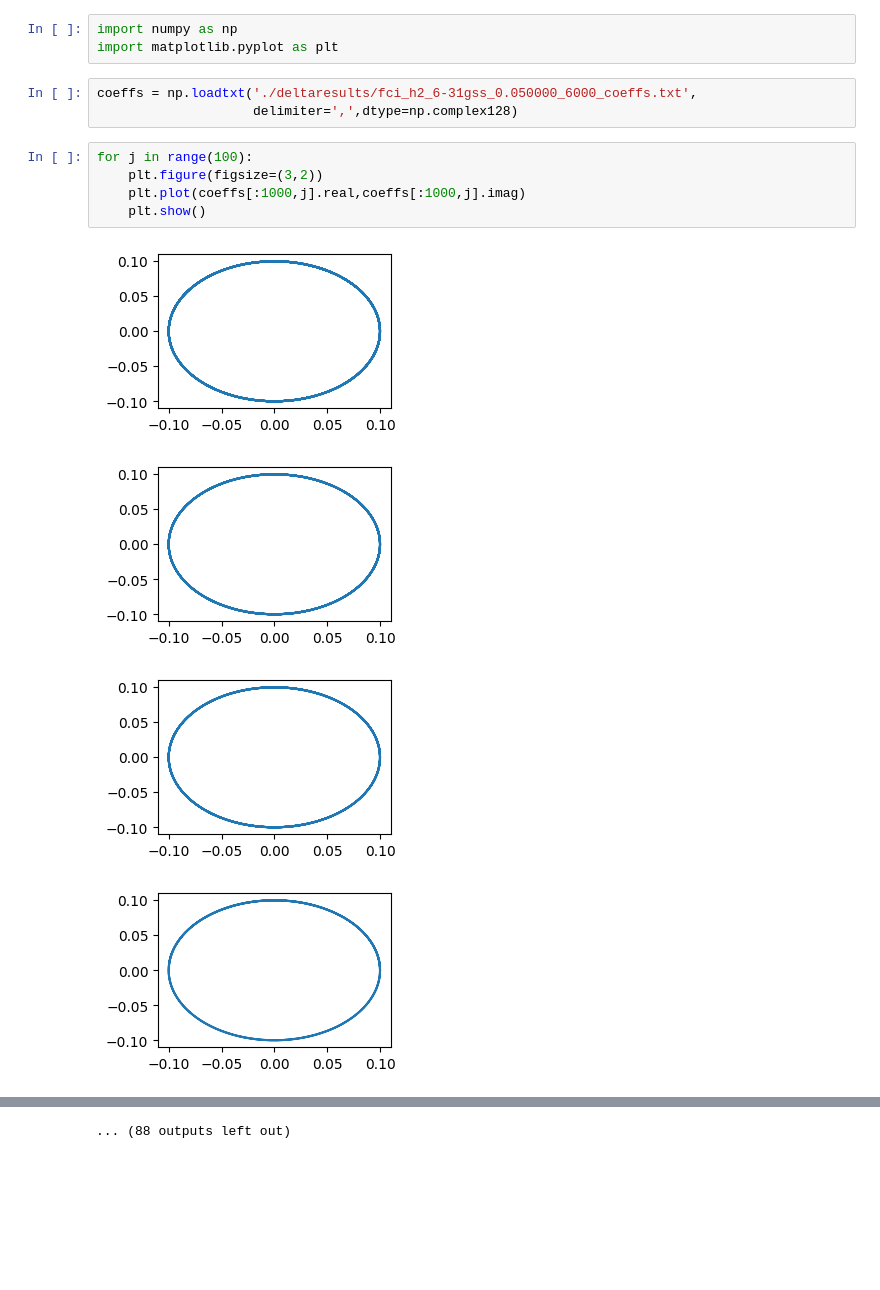
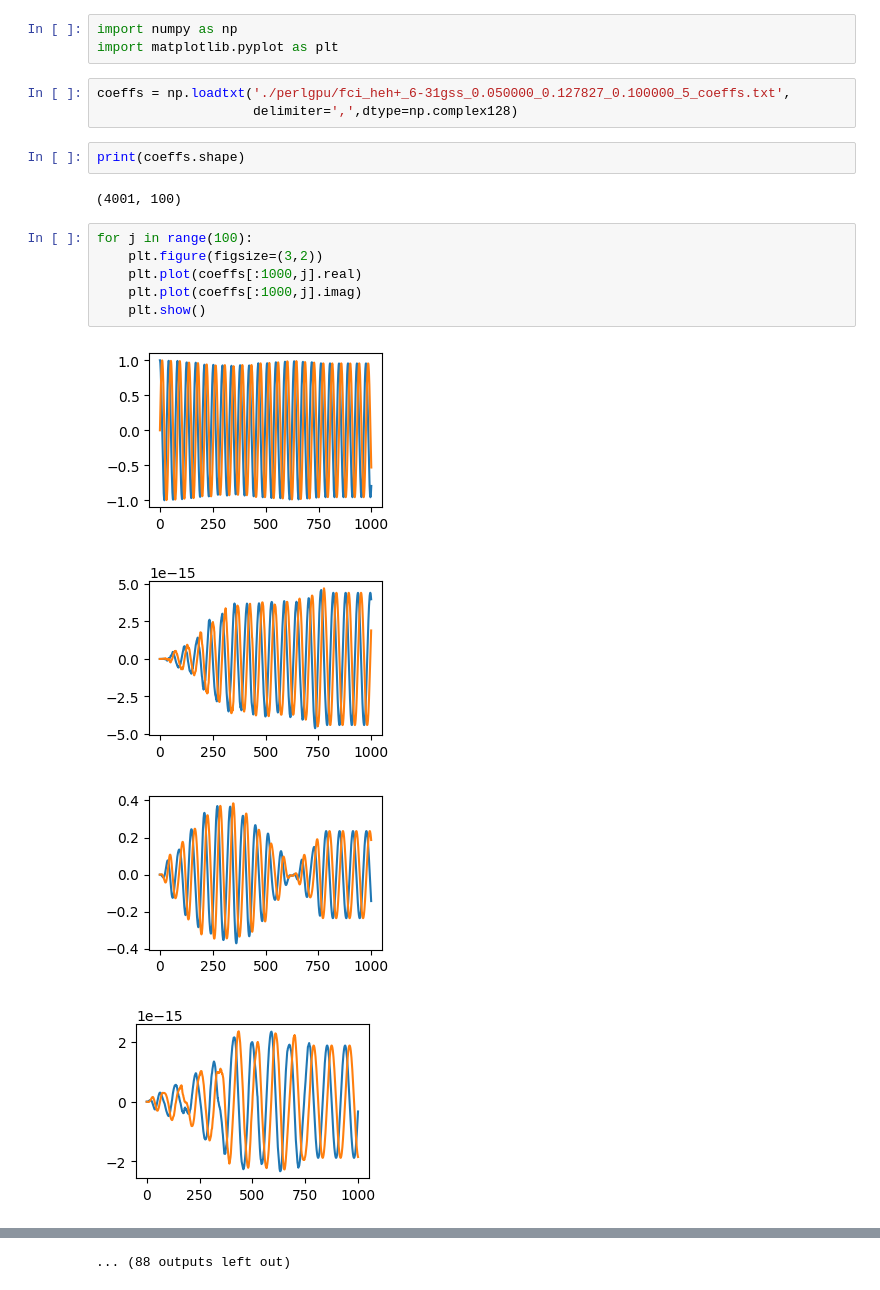
Before and after one commit to hbhat4000/memorymodel1RDM, a Jupyter notebook: examinecoeffs.ipynb, the cells around one changed output, grey strips where cells are left out. Cells and saved outputs as stored; diff of their text form; blank space fills up the shorter version.

```diff
--- a/examinecoeffs.ipynb
+++ b/examinecoeffs.ipynb
@@ -2,15 +2,20 @@
 import numpy as np
 import matplotlib.pyplot as plt
 # %%
-coeffs = np.loadtxt('./deltaresults/fci_h2_6-31gss_0.050000_6000_coeffs.txt',
+coeffs = np.loadtxt('./perlgpu/fci_heh+_6-31gss_0.050000_0.127827_0.100000_5_coeffs.txt',
                     delimiter=',',dtype=np.complex128)
+# %%
+print(coeffs.shape)
+# %% [output]
+(4001, 100)
 # %%
 for j in range(100):
     plt.figure(figsize=(3,2))
-    plt.plot(coeffs[:1000,j].real,coeffs[:1000,j].imag)
+    plt.plot(coeffs[:1000,j].real)
+    plt.plot(coeffs[:1000,j].imag)
     plt.show()
 # %% [output]
-[figure, old version]
+[figure, new version]
-[figure, old version]
+[figure, new version]
-[figure, old version]
+[figure, new version]
-[figure, old version]
+[figure, new version]
```
Also changed, not shown: parts of 1 cell of this notebook, 8 other files.
